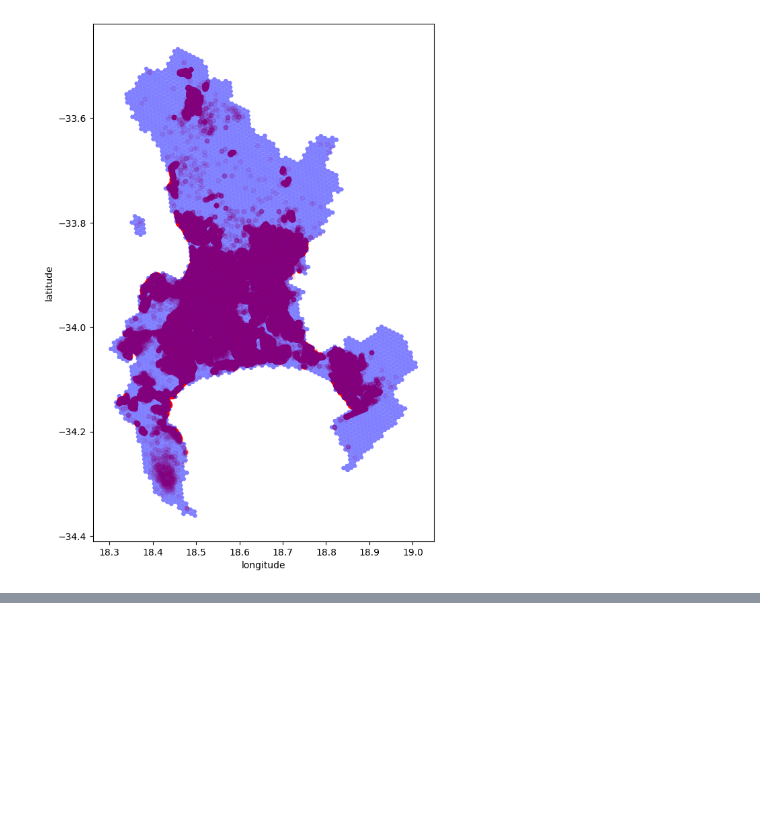
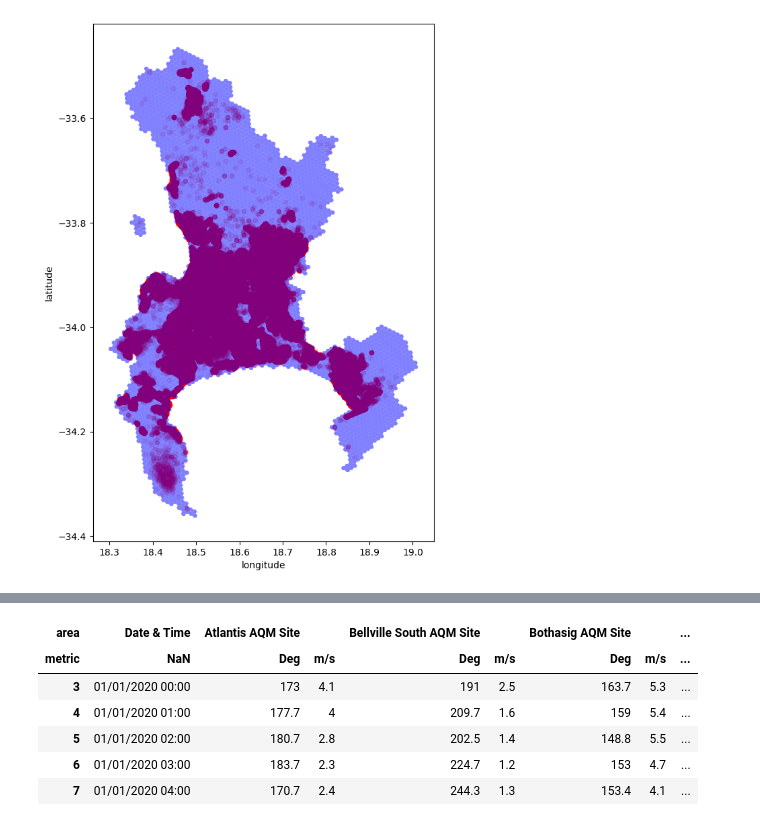
Before and after one commit to AndrewCloete/ds_code_challenge, a Jupyter notebook: Untitled.ipynb, the cells around one changed output, grey strips where cells are left out. Saved outputs shown, nothing was run; the diff lists cells and outputs as text; code cells hidden in the pictures; blank space fills up the shorter version.

```diff
--- a/Untitled.ipynb
+++ b/Untitled.ipynb
@@ -21,6 +21,7 @@ from service.s3_client import S3ClientService
 from repository.h3 import H3Repository, H3Source
 from repository.service_request import ServiceRequestRepository, SRSource
 from repository.cache import PoormansLocalFileCache
+from repository.winddata import WindDataRepository
 
 REGION = 'af-south-1'
 BUCKET_NAME = 'cct-ds-code-challenge-input-data'
@@ -30,3 +31,4 @@ s3_client_service = S3ClientService(REGION, SecretsService())
 repo_cache = PoormansLocalFileCache(CACHE_DIR)
 h3_repo = H3Repository(BUCKET_NAME, s3_client_service, repo_cache)
 sr_repo = ServiceRequestRepository(BUCKET_NAME, s3_client_service, repo_cache)
+wd_repo = WindDataRepository()
@@ -91,0 +111,12 @@ srg.plot.scatter(ax=ax, x="longitude", y="latitude", c='cnt')
+# %%
+df_wd = wd_repo.get_as_dataframe()
+# %%
+df_wd.head()
+# %% [output]
+| area | Date & Time | Atlantis AQM Site |  | Bellville South AQM Site |  | Bothasig AQM Site |  | ... |
+| metric | NaN | Deg | m/s | Deg | m/s | Deg | m/s | ... |
+| 3 | 01/01/2020 00:00 | 173 | 4.1 | 191 | 2.5 | 163.7 | 5.3 | ... |
+| 4 | 01/01/2020 01:00 | 177.7 | 4 | 209.7 | 1.6 | 159 | 5.4 | ... |
+| 5 | 01/01/2020 02:00 | 180.7 | 2.8 | 202.5 | 1.4 | 148.8 | 5.5 | ... |
+| 6 | 01/01/2020 03:00 | 183.7 | 2.3 | 224.7 | 1.2 | 153 | 4.7 | ... |
+| 7 | 01/01/2020 04:00 | 170.7 | 2.4 | 244.3 | 1.3 | 153.4 | 4.1 | ... |
```
Also changed, not shown: parts of 17 cells of this notebook, 1 other file.
